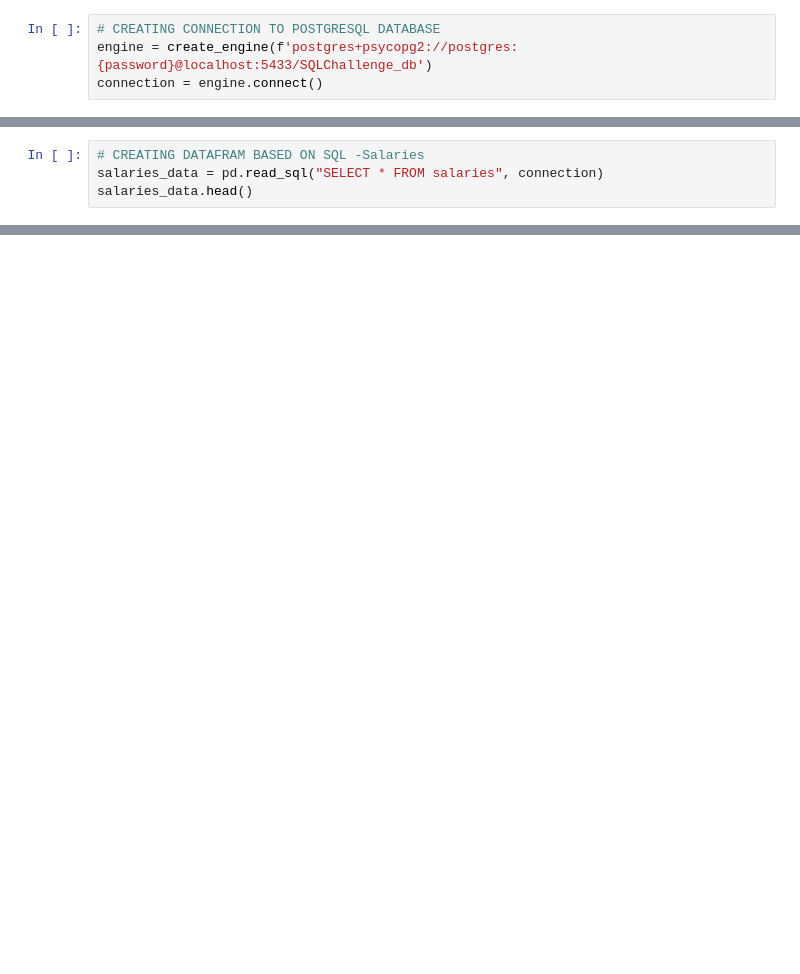
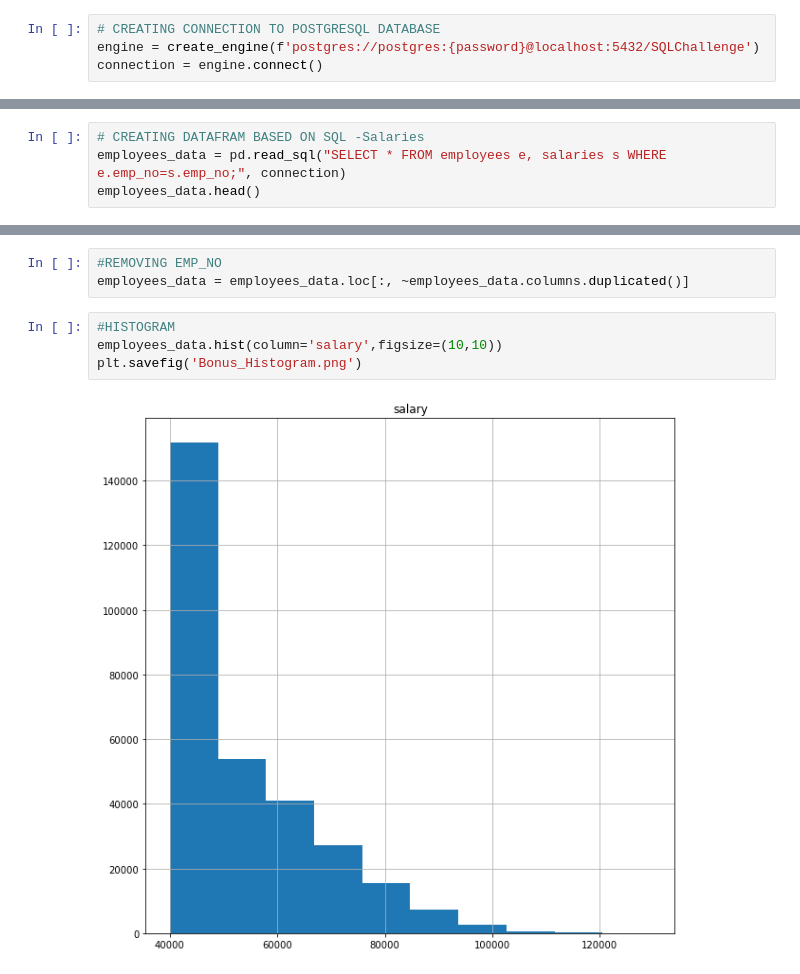
Before and after one commit to Kaylawkelly/9-SQL-Challenge, a Jupyter notebook: EmployeeSQL/Bonus.ipynb, the cells around one changed output, grey strips where cells are left out. Cells and saved outputs as stored; diff of their text form; blank space fills up the shorter version.

Commit message:
Bonus Final Commit

```diff
--- a/EmployeeSQL/Bonus.ipynb
+++ b/EmployeeSQL/Bonus.ipynb
@@ -9,5 +10,5 @@ import numpy as np
 from password import password
 # %%
 # CREATING CONNECTION TO POSTGRESQL DATABASE
-engine = create_engine(f'postgres+psycopg2://postgres:{password}@localhost:5433/SQLChallenge_db')
+engine = create_engine(f'postgres://postgres:{password}@localhost:5432/SQLChallenge')
 connection = engine.connect()
@@ -16,4 +15,4 @@ ModuleNotFoundError: No module named 'psycopg2'
 # %%
 # CREATING DATAFRAM BASED ON SQL -Salaries
-salaries_data = pd.read_sql("SELECT * FROM salaries", connection)
-salaries_data.head()
+employees_data = pd.read_sql("SELECT * FROM employees e, salaries s WHERE e.emp_no=s.emp_no;", connection)
+employees_data.head()
@@ -20,3 +26,12 @@ salaries_data.head()
+# %%
+#REMOVING EMP_NO
+employees_data = employees_data.loc[:, ~employees_data.columns.duplicated()]
+# %%
+#HISTOGRAM
+employees_data.hist(column='salary',figsize=(10,10))
+plt.savefig('Bonus_Histogram.png')
+# %% [output]
+[figure, added]
 # %%
 # CREATING DATAFRAM BASED ON SQL - Titles
 titles_data = pd.read_sql("SELECT * FROM titles", connection)
```
Also changed, not shown: parts of 12 cells of this notebook, 4 other files.
